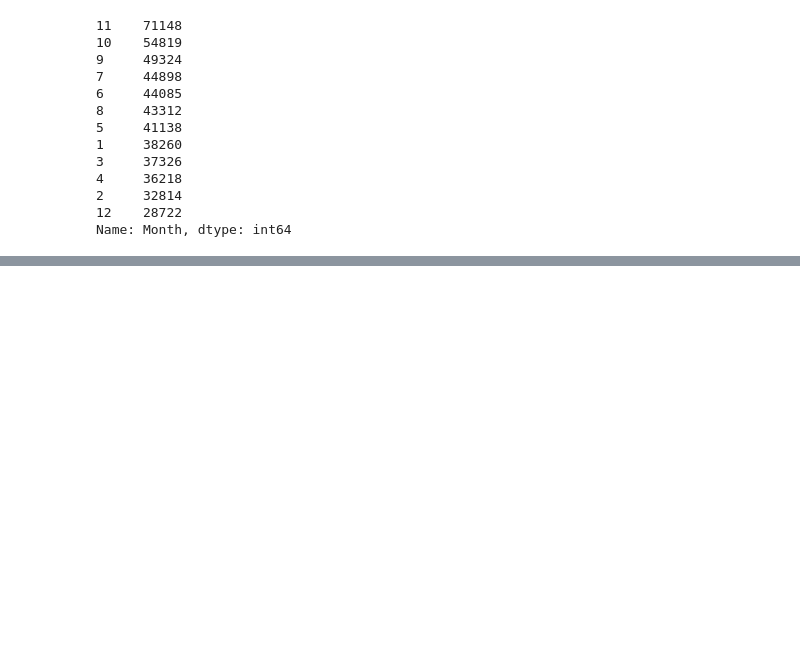
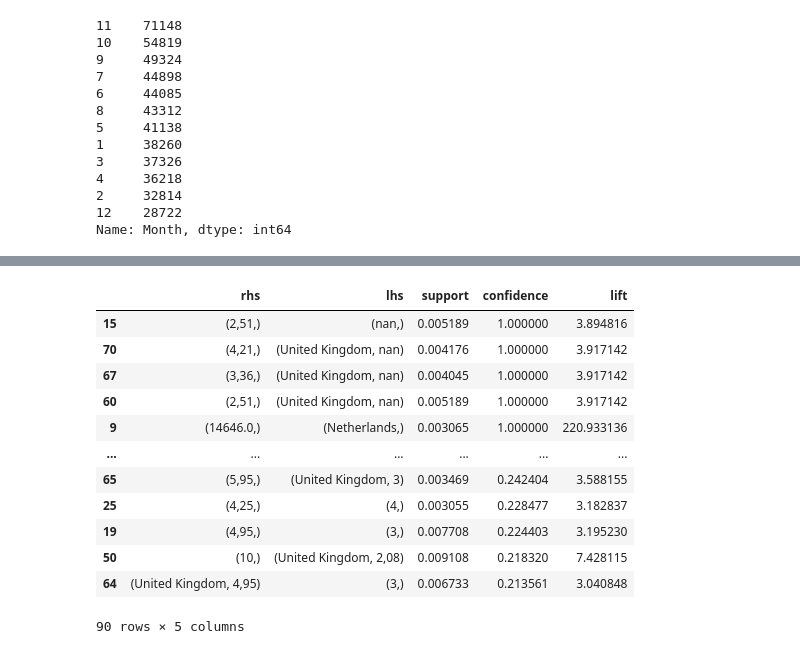
Before and after one commit to natia101/FINAL-PROJECT, a Jupyter notebook: src/explore_market-basket-analysis.ipynb, the cells around one changed output, grey strips where cells are left out. Saved outputs shown, nothing was run; the diff lists cells and outputs as text; code cells hidden in the pictures; blank space fills up the shorter version.

```diff
--- a/src/explore_market-basket-analysis.ipynb
+++ b/src/explore_market-basket-analysis.ipynb
@@ -177,0 +272,16 @@ Name: CustomerID, Length: 4297, dtype: int64
+# %%
+resultDataFrame.sort_values('confidence',ascending=False)
+# %% [output]
+|  | rhs | lhs | support | confidence | lift |
+| 15 | (2,51,) | (nan,) | 0.005189 | 1.000000 | 3.894816 |
+| 70 | (4,21,) | (United Kingdom, nan) | 0.004176 | 1.000000 | 3.917142 |
+| 67 | (3,36,) | (United Kingdom, nan) | 0.004045 | 1.000000 | 3.917142 |
+| 60 | (2,51,) | (United Kingdom, nan) | 0.005189 | 1.000000 | 3.917142 |
+| 9 | (14646.0,) | (Netherlands,) | 0.003065 | 1.000000 | 220.933136 |
+| ... | ... | ... | ... | ... | ... |
+| 65 | (5,95,) | (United Kingdom, 3) | 0.003469 | 0.242404 | 3.588155 |
+| 25 | (4,25,) | (4,) | 0.003055 | 0.228477 | 3.182837 |
+| 19 | (4,95,) | (3,) | 0.007708 | 0.224403 | 3.195230 |
+| 50 | (10,) | (United Kingdom, 2,08) | 0.009108 | 0.218320 | 7.428115 |
+| 64 | (United Kingdom, 4,95) | (3,) | 0.006733 | 0.213561 | 3.040848 |
+90 rows × 5 columns
```
Also changed, not shown: parts of 20 cells of this notebook.
